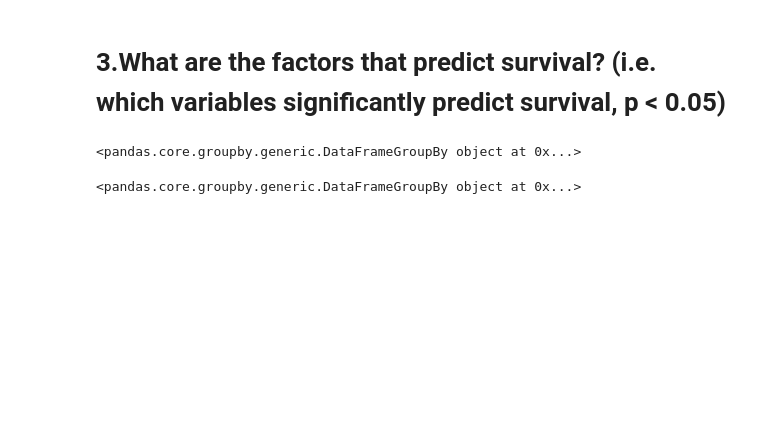
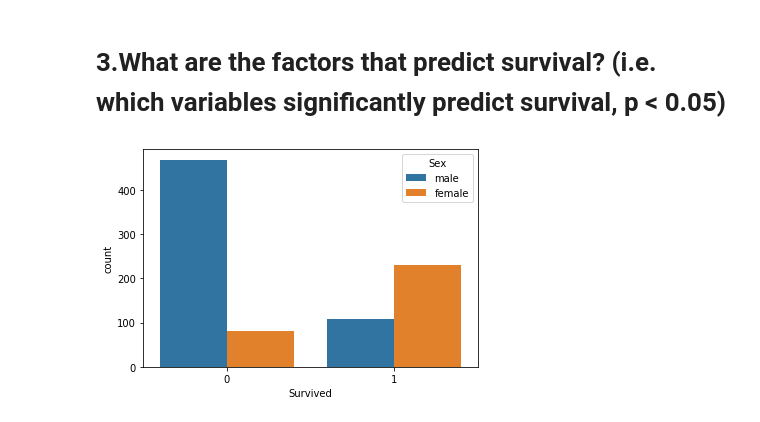
Before and after one commit to codeART96/Logistic-Regression, a Jupyter notebook: Assignment 2/PREDICT SURVIVAL ON THE TITANIC/Untitled.ipynb, the cells around one changed output. Saved outputs shown, nothing was run; the diff lists cells and outputs as text; code cells hidden in the pictures; blank space fills up the shorter version.

```diff
--- a/Assignment 2/PREDICT SURVIVAL ON THE TITANIC/Untitled.ipynb
+++ b/Assignment 2/PREDICT SURVIVAL ON THE TITANIC/Untitled.ipynb
@@ -149,11 +163,9 @@ df_train.round(3)
+# %%
+ax = sns.countplot(x="Survived", hue="Sex", data=df_train)
+# %% [output]
+[figure, added]
 # %%
-df_train.groupby(['Sex', 'Survived'])
+var = df_train.groupby(['Sex', 'Survived'])
-# %% [output]
-<pandas.core.groupby.generic.DataFrameGroupBy object at 0x...>
-# %%
-groups
-# %% [output]
-<pandas.core.groupby.generic.DataFrameGroupBy object at 0x...>
 # %%
 #df_test
 # %%
```
Also changed, not shown: parts of 2 cells of this notebook.
